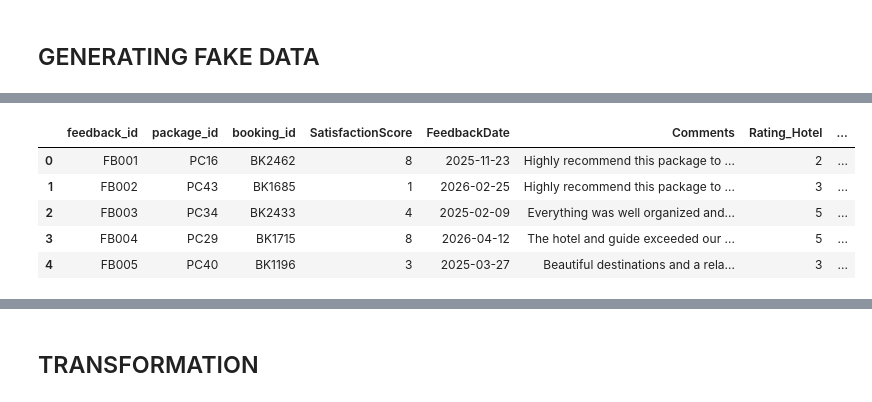
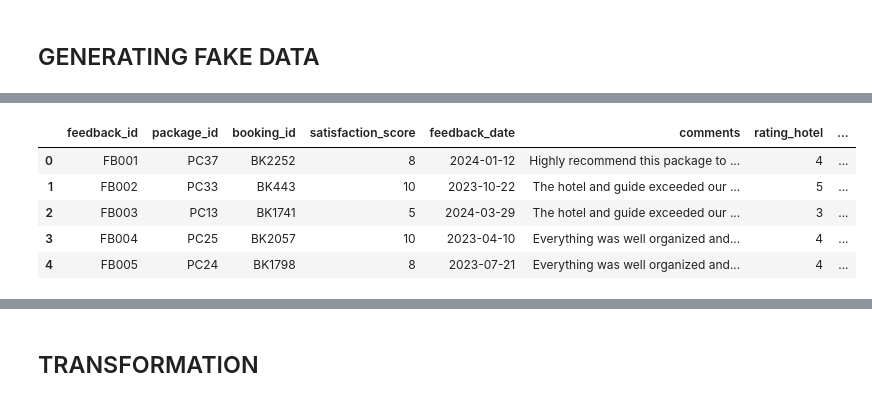
Before and after one commit to nasrulkhair/Full-Project, a Jupyter notebook: PPNJ/data.ipynb, the cells around one changed output, grey strips where cells are left out. Saved outputs shown, nothing was run; the diff lists cells and outputs as text; code cells hidden in the pictures.

```diff
--- a/PPNJ/data.ipynb
+++ b/PPNJ/data.ipynb
@@ -120,13 +162,20 @@ travel_package.head()
 # %%
 # Generate data - 3rd table: Travel_guide
-# staff_id, staff_name, role, working_status, commission_rate,
+# staff_id, staff_name, role, working_status, commission_rate
 
 guide_name = ['Nasrul', 'Khair', 'Intan', 'Amira', 'Nuha', 'Alissa', 'Waddah', 'Izzah', 'Nasir']
 role = ['main_guide', 'assistant_guide']
 working_status = ['permanent', 'contract', 'freelance']
 
-#generate functions to determine comission rate based on working_status
+# Use weighted selection for working_status (permanent more likely)
+working_status_weights = [0.5, 0.3, 0.2]
+assigned_status = random.choices(working_status, weights=working_status_weights, k=len(guide_name))
 
+# Use weighted role selection — more assistants than mains
+role_weights = [0.3, 0.7]
+assigned_roles = random.choices(role, weights=role_weights, k=len(guide_name))
+
+# Function to determine commission rate
 def get_comission_rate(working_status):
     if working_status == 'freelance':
         return fake.random_int(10, 15) / 100
@@ -138,14 +187,16 @@ def get_comission_rate(working_status):
 staff_data = {
     'staff_id': [str(i).zfill(4) for i in range(101, 101 + len(guide_name))],
     'staff_name': guide_name,
-    'role': [random.choice(role) for _ in range(len(guide_name))],
-    'working_status': [random.choice(working_status) for _ in guide_name]
+    'role': assigned_roles,
+    'working_status': assigned_status
 }
 
 travel_guide = pd.DataFrame(staff_data)
 
-# col comission_rate
+# commission_rate column
 travel_guide['comission_rate'] = travel_guide['working_status'].apply(get_comission_rate)
+
+# Preview
 travel_guide.head()
 # %% [output]
 |  | staff_id | staff_name | role | working_status | comission_rate |
@@ -222,59 +304,76 @@ sales.head()
 # %%
 # Generate random data - 5th table: feedback
-# Feedback comments
 
-feedback_comments = [
+# Feedback comments (grouped by tone)
+positive_comments = [
     "The hotel and guide exceeded our expectations!",
     "Everything was well organized and smooth.",
     "Truly a memorable adventure for our family!",
     "Beautiful destinations and a relaxing itinerary.",
-    "Highly recommend this package to others.",
+    "Highly recommend this package to others."
+]
+
+negative_comments = [
     "Some meals weren’t up to standard.",
     "Overall good, but the hotel could be better.",
     "Tour guide was late and disorganized.",
     "The schedule was a bit tight but manageable.",
     "Too many hidden charges in the package."
 ]
+
+# Logic for selecting appropriate comments
+def select_comment(score):
+    if score >= 7:
+        return random.choice(positive_comments)
+    elif score <= 4:
+        return random.choice(negative_comments)
+    else:
+        return random.choice(positive_comments + negative_comments)
 
 # Recommendation logic
 def recommendation(score):
     if score >= 7:
         return 'Yes'
     elif score < 4:
         return 'No'
     else:
         return random.choice(['Yes', 'No'])
 
+# Slight skew: more scores around 7–9, some lower
+def skewed_score():
+    weights = [2, 2, 3, 5, 8, 10, 12, 15, 12, 11]  # index 0 = score 1
+    return random.choices(range(1, 11), weights=weights)[0]
+
 # Generate feedback data
 num_feedbacks = 320
 feedback_data = []
 
 for i in range(1, num_feedbacks + 1):
     row = sales.sample(n=1).iloc[0]
-    score = random.randint(1, 10)
-
+    score = skewed_score()
     travel_date = pd.to_datetime(row["travel_date"])
     feedback_date = fake.date_between(start_date=travel_date, end_date=travel_date + pd.Timedelta(days=90))
 
+    base_rating = round(score / 2)  # Score 10 ≈ rating 5, score 6 ≈ rating 3
     feedback_data.append({
         "feedback_id": f"FB{i:03}",
         "package_id": row["package_id"],
         "booking_id": row["booking_id"],
-        "SatisfactionScore": score,
-        "FeedbackDate": feedback_date,
-        "Comments": random.choice(feedback_comments),
-        "Rating_Hotel": random.randint(2, 5),
-        "Rating_Guide": random.randint(2, 5),
-        "Rating_Itinerary": random.randint(2, 5),
-        "WouldRecommend": recommendation(score)
+        "satisfaction_score": score,
+        "feedback_date": feedback_date,
+        "comments": select_comment(score),
+        "rating_hotel": min(5, max(2, base_rating + random.randint(-1, 1))),
+        "rating_guide": min(5, max(2, base_rating + random.randint(-1, 1))),
+        "rating_itinerary": min(5, max(2, base_rating + random.randint(-1, 1))),
+        "would_recommend": recommendation(score)
     })
 
 feedback = pd.DataFrame(feedback_data)
 feedback.head()
 # %% [output]
-|  | feedback_id | package_id | booking_id | SatisfactionScore | FeedbackDate | Comments | Rating_Hotel | ... |
-| 0 | FB001 | PC16 | BK2462 | 8 | 2025-11-23 | Highly recommend this package to ... | 2 | ... |
-| 1 | FB002 | PC43 | BK1685 | 1 | 2026-02-25 | Highly recommend this package to ... | 3 | ... |
-| 2 | FB003 | PC34 | BK2433 | 4 | 2025-02-09 | Everything was well organized and... | 5 | ... |
-| 3 | FB004 | PC29 | BK1715 | 8 | 2026-04-12 | The hotel and guide exceeded our ... | 5 | ... |
-| 4 | FB005 | PC40 | BK1196 | 3 | 2025-03-27 | Beautiful destinations and a rela... | 3 | ... |
+|  | feedback_id | package_id | booking_id | satisfaction_score | feedback_date | comments | rating_hotel | ... |
+| 0 | FB001 | PC37 | BK2252 | 8 | 2024-01-12 | Highly recommend this package to ... | 4 | ... |
+| 1 | FB002 | PC33 | BK443 | 10 | 2023-10-22 | The hotel and guide exceeded our ... | 5 | ... |
+| 2 | FB003 | PC13 | BK1741 | 5 | 2024-03-29 | The hotel and guide exceeded our ... | 3 | ... |
+| 3 | FB004 | PC25 | BK2057 | 10 | 2023-04-10 | Everything was well organized and... | 4 | ... |
+| 4 | FB005 | PC24 | BK1798 | 8 | 2023-07-21 | Everything was well organized and... | 4 | ... |
```
Also changed, not shown: parts of 7 cells of this notebook, 8 other files.
